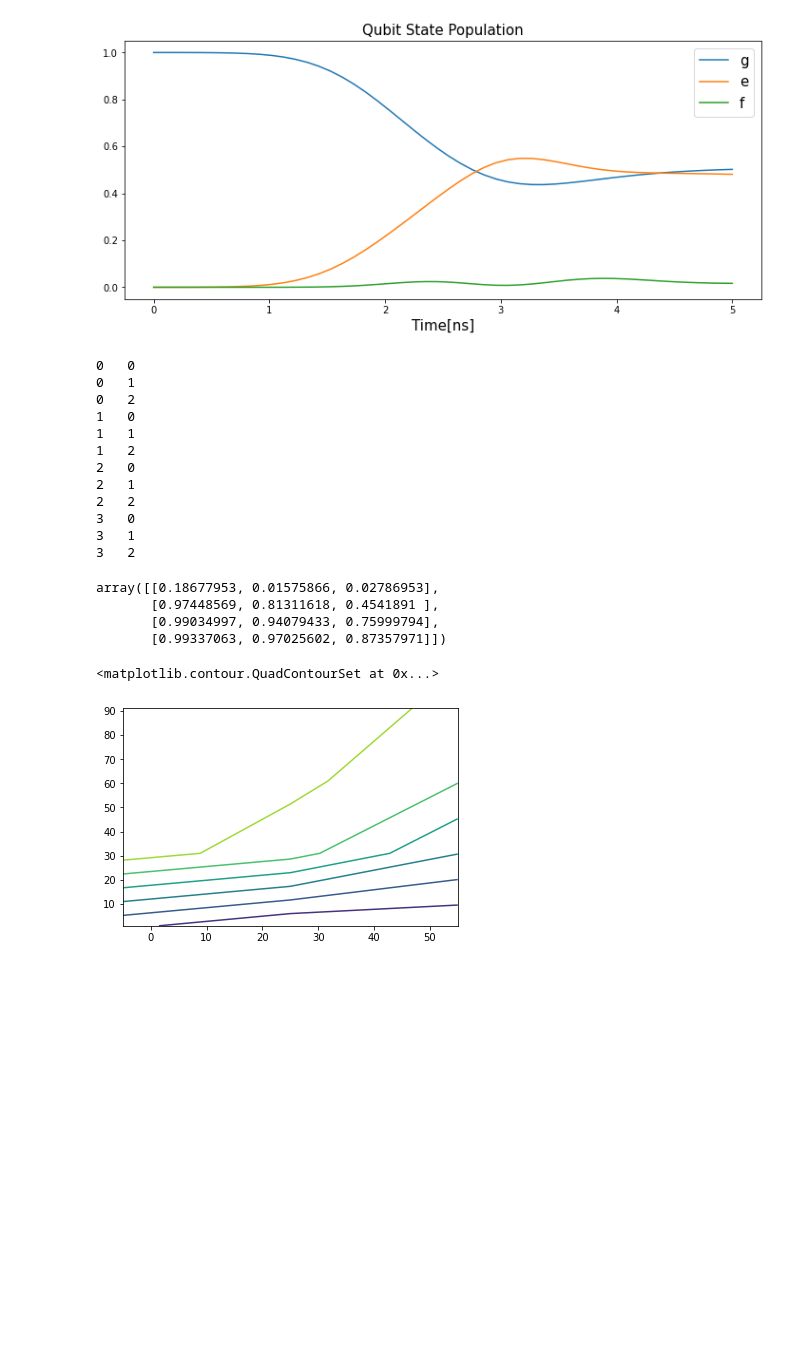
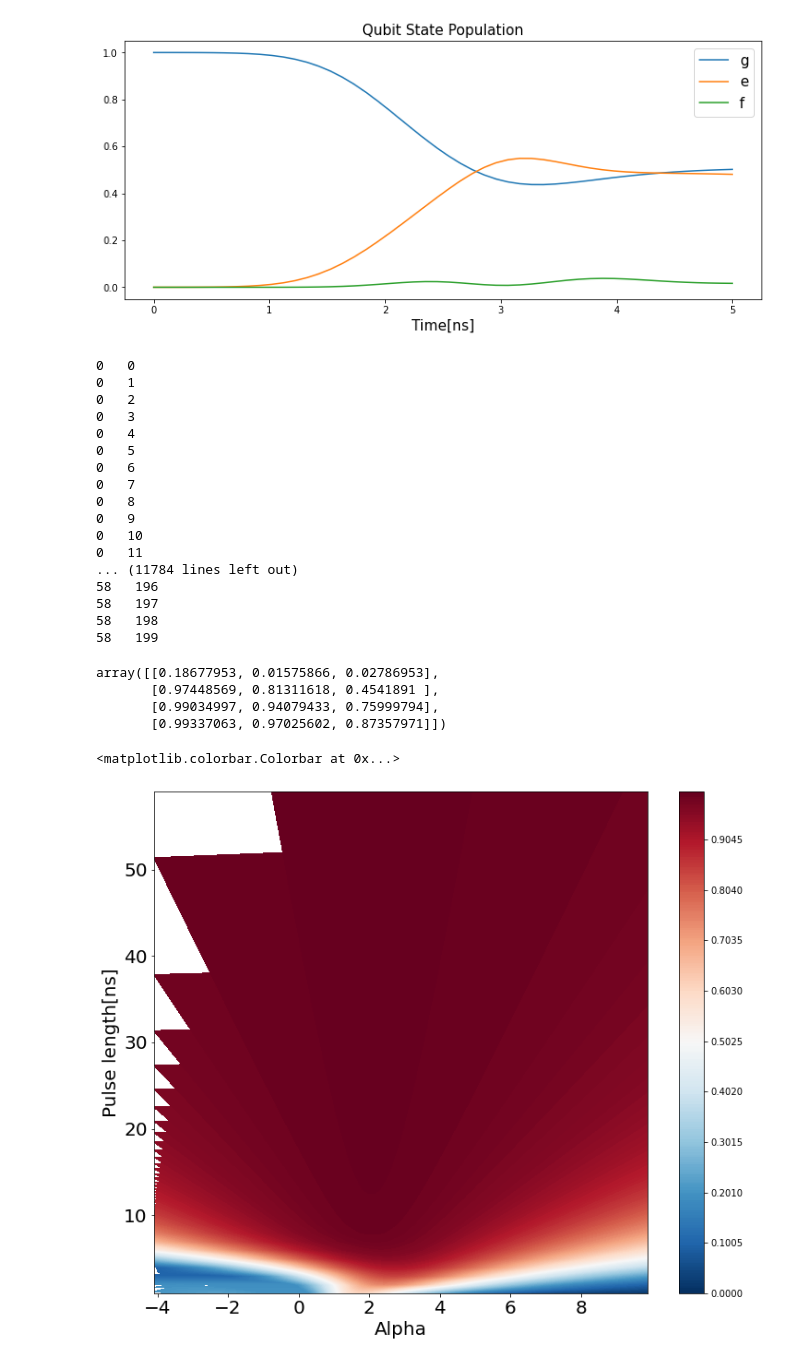
Before and after one commit to gkim23/kseamentoring, a Jupyter notebook: ksea_mentoring_9.ipynb, the cells around one changed output. Saved outputs shown, nothing was run; the diff lists cells and outputs as text; code cells hidden in the pictures; blank space fills up the shorter version.

```diff
--- a/ksea_mentoring_9.ipynb
+++ b/ksea_mentoring_9.ipynb
@@ -311,33 +334,26 @@ def drag_fidelity(pulse_length_ns, chop, alpha):
 # %%
-x_list = np.arange(1, 121, 30)
-y_list = np.arange(-5, 60, 30)
-z_list = np.zeros((len(x_list), len(y_list)))
+pulse_length_list = np.arange(1, 60, 1)
+alpha_list = np.arange(-10, 10, 0.1)
+fidelity_list = np.zeros((len(x_list), len(y_list)))
 for i in range(len(x_list)):
     for j in range(len(y_list)):
         print(i , " ", j)
-        z_list[i][j] = drag_fidelity(x_list[i], 6, y_list[j])
+        fidelity_list[i][j] = drag_fidelity(pulse_length_list[i], 6, alpha_list[j])
 # %% [output]
 0   0
 0   1
 0   2
-1   0
-1   1
-1   2
-2   0
-2   1
-2   2
-3   0
-3   1
-3   2
+0   3
+0   4
+0   5
+0   6
+0   7
+0   8
+0   9
+0   10
+0   11
+... (11784 lines left out)
+58   196
+58   197
+58   198
+58   199
-# %%
-z_list
-# %% [output]
-array([[0.18677953, 0.01575866, 0.02786953],
-       [0.97448569, 0.81311618, 0.4541891 ],
-       [0.99034997, 0.94079433, 0.75999794],
-       [0.99337063, 0.97025602, 0.87357971]])
-# %%
-plt.contour(y_list, x_list, z_list)
-# %% [output]
-<matplotlib.contour.QuadContourSet at 0x...>
-[figure, removed]
@@ -343,0 +366,36 @@ plt.contour(y_list, x_list, z_list)
+# %%
+pulse_length_ns = 96
+chop = 6
+alpha = alpha_list(np.argmax(fidelity_list_96ns))
+
+pulse_sigma_ns = pulse_length_ns/chop
+
+tlist = np.linspace(0, pulse_length_ns, pulse_length_ns)
+omega = drag_generator_ex(pulse_sigma_ns, pulse_length_ns, alpha)
+pi_hamiltonian = driven_hamiltonian(omega=omega, free_hamiltonian=transmon_hamiltonian, qubit_x = qubit_x, qubit_y = qubit_y, plot=True)
+res = qt.mesolve(pi_hamiltonian,psi0,tlist,c_ops=c_ops, e_ops=e_ops, options=qt.Options(store_states=True))
+bvec_array = [res.expect[0],res.expect[1],res.expect[2]]
+np.savetxt("bvec_array.txt", bvec_array)
+plist = [res.expect[3], res.expect[4], res.expect[5]]
+plot_bloch_vector_component(tlist=tlist, bloch_array=bvec_array)
+plot_population(tlist=tlist, p_list=plist)
+print("X Gate Fidelity: ", plist[1][-1])
+np.savetxt("fidelity.txt", plist[1][-1])
+# %% [output]
+array([[0.18677953, 0.01575866, 0.02786953],
+       [0.97448569, 0.81311618, 0.4541891 ],
+       [0.99034997, 0.94079433, 0.75999794],
+       [0.99337063, 0.97025602, 0.87357971]])
+# %%
+import matplotlib
+fig, ax = plt.subplots(figsize=(12,10))
+nrm = matplotlib.colors.Normalize(0,1)
+levels = np.linspace(0,1,200)
+pl = ax.contourf(y_list,x_list,z_list, levels=levels, cmap=matplotlib.cm.RdBu_r, norm=nrm)
+ax.set_xlabel("Alpha", fontsize=20)
+ax.set_ylabel("Pulse length[ns]", fontsize=20)
+ax.tick_params(labelsize=20)
+fig.colorbar(pl, ax=ax)
+# %% [output]
+<matplotlib.colorbar.Colorbar at 0x...>
+[figure, added]
```
Also changed, not shown: parts of 13 cells of this notebook, 3 other files.
